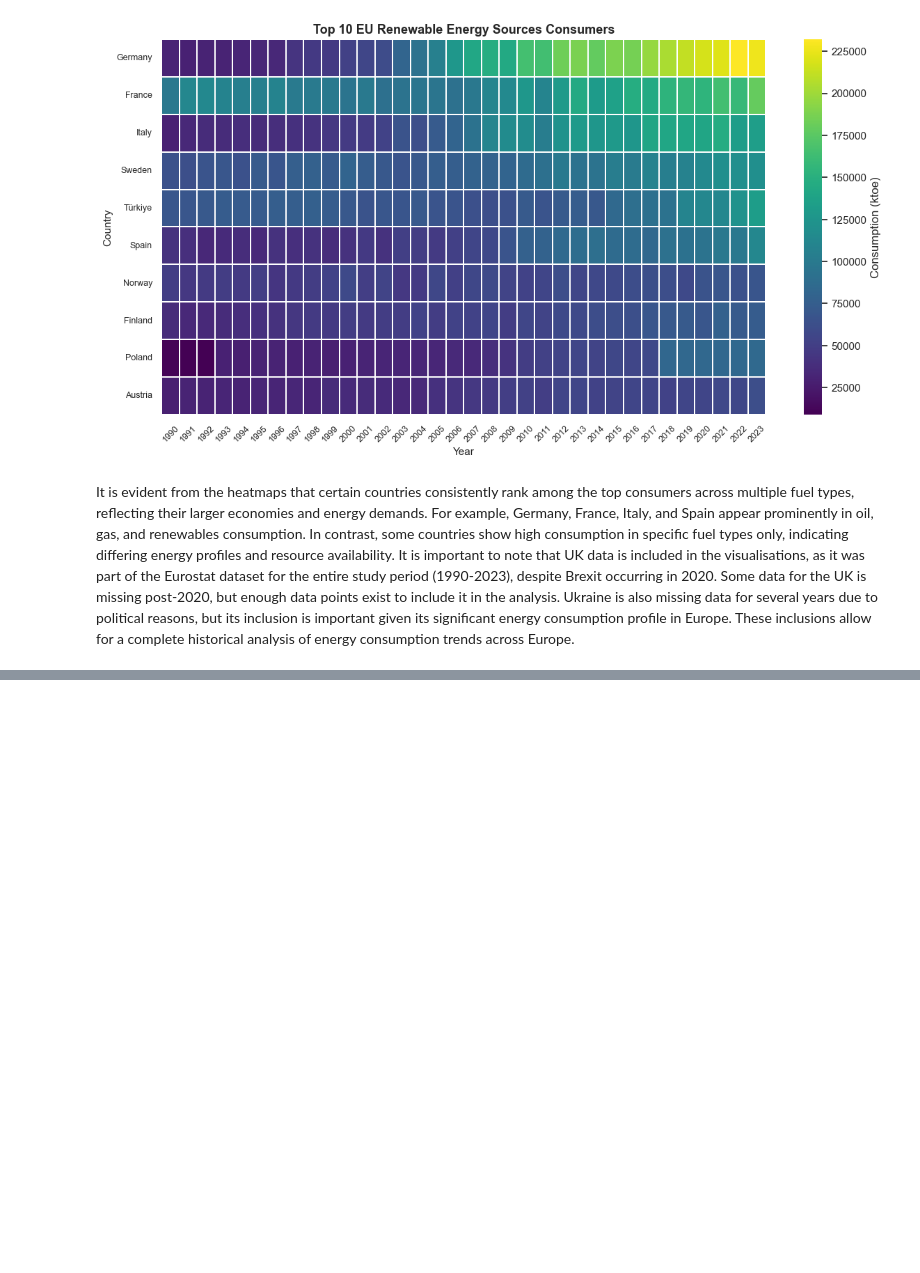
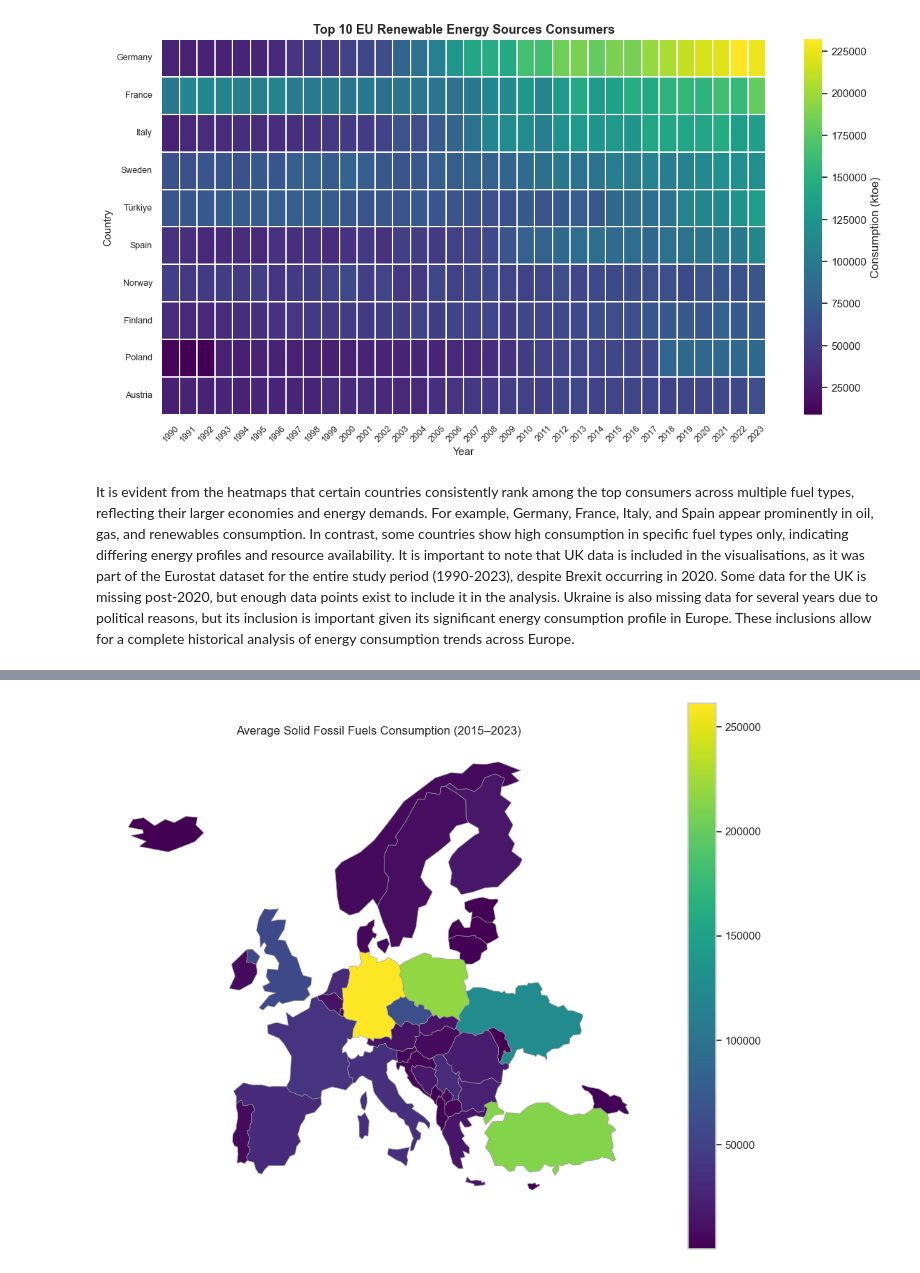
Before and after one commit to AnnaLozenko/PFDA_Project, a Jupyter notebook: eu_energy_sources_analysis.ipynb, the cells around one changed output, grey strips where cells are left out. Saved outputs shown, nothing was run; the diff lists cells and outputs as text; code cells hidden in the pictures; blank space fills up the shorter version.

```diff
--- a/eu_energy_sources_analysis.ipynb
+++ b/eu_energy_sources_analysis.ipynb
@@ -718,0 +841,6 @@ It is important to note that UK data is included in the visualisations, as it wa
+# %%
+
+geo_solid = build_geo_energy_map(world, solid_fossil_fuels_clean)
+plot_fuel_map(geo_solid, "Solid Fossil Fuels")
+# %% [output]
+[figure, added]
```
Also changed, not shown: parts of 16 cells of this notebook.
